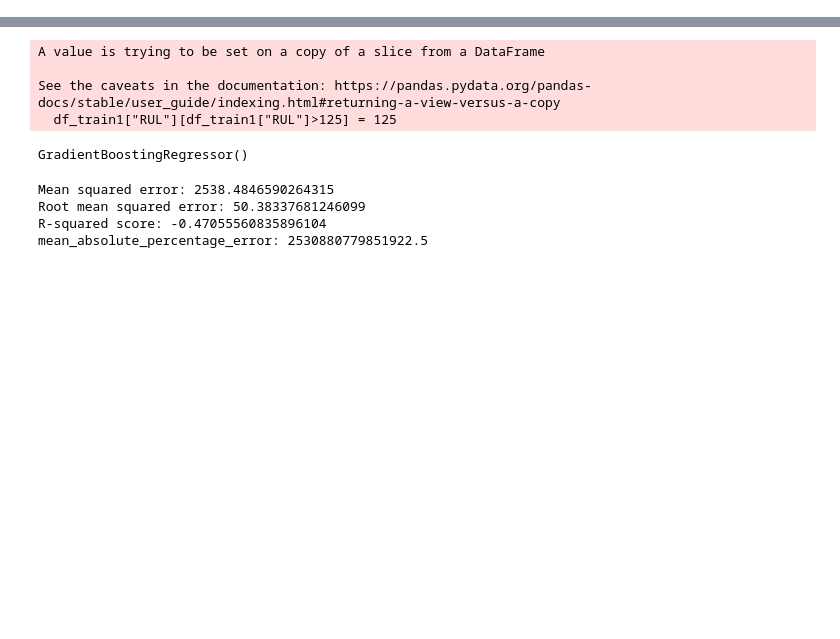
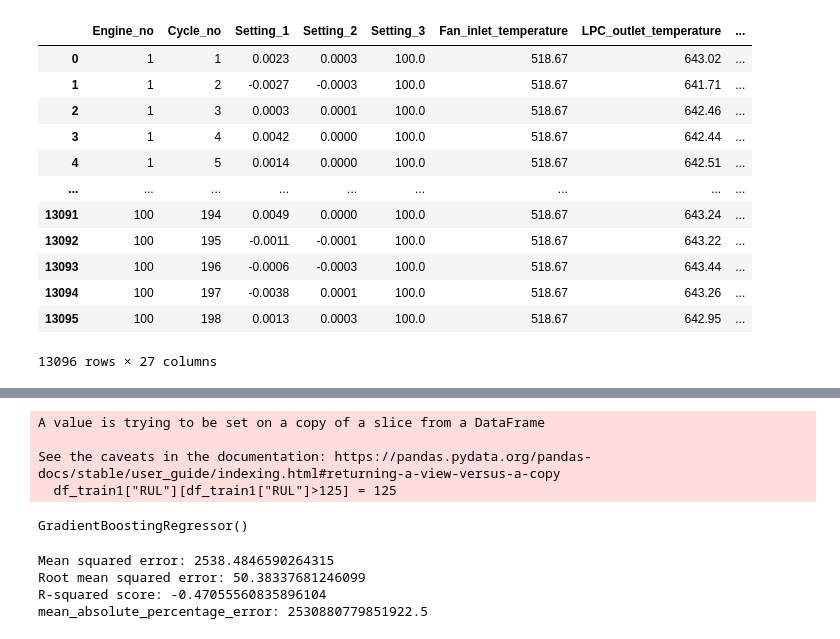
Before and after one commit to ayushgandhi904/Turboengine_predictive_maintenance, a Jupyter notebook: notebooks/trial3.ipynb, the cells around one changed output, grey strips where cells are left out. Saved outputs shown, nothing was run; the diff lists cells and outputs as text; code cells hidden in the pictures; blank space fills up the shorter version.

```diff
--- a/notebooks/trial3.ipynb
+++ b/notebooks/trial3.ipynb
@@ -49,0 +103,16 @@ df_test1.drop("RUL_max", axis = 1, inplace = True)
+# %%
+df_test1
+# %% [output]
+|  | Engine_no | Cycle_no | Setting_1 | Setting_2 | Setting_3 | Fan_inlet_temperature | LPC_outlet_temperature | ... |
+| 0 | 1 | 1 | 0.0023 | 0.0003 | 100.0 | 518.67 | 643.02 | ... |
+| 1 | 1 | 2 | -0.0027 | -0.0003 | 100.0 | 518.67 | 641.71 | ... |
+| 2 | 1 | 3 | 0.0003 | 0.0001 | 100.0 | 518.67 | 642.46 | ... |
+| 3 | 1 | 4 | 0.0042 | 0.0000 | 100.0 | 518.67 | 642.44 | ... |
+| 4 | 1 | 5 | 0.0014 | 0.0000 | 100.0 | 518.67 | 642.51 | ... |
+| ... | ... | ... | ... | ... | ... | ... | ... | ... |
+| 13091 | 100 | 194 | 0.0049 | 0.0000 | 100.0 | 518.67 | 643.24 | ... |
+| 13092 | 100 | 195 | -0.0011 | -0.0001 | 100.0 | 518.67 | 643.22 | ... |
+| 13093 | 100 | 196 | -0.0006 | -0.0003 | 100.0 | 518.67 | 643.44 | ... |
+| 13094 | 100 | 197 | -0.0038 | 0.0001 | 100.0 | 518.67 | 643.26 | ... |
+| 13095 | 100 | 198 | 0.0013 | 0.0003 | 100.0 | 518.67 | 642.95 | ... |
+13096 rows × 27 columns
```
Also changed, not shown: parts of 9 cells of this notebook, 5 other files.
